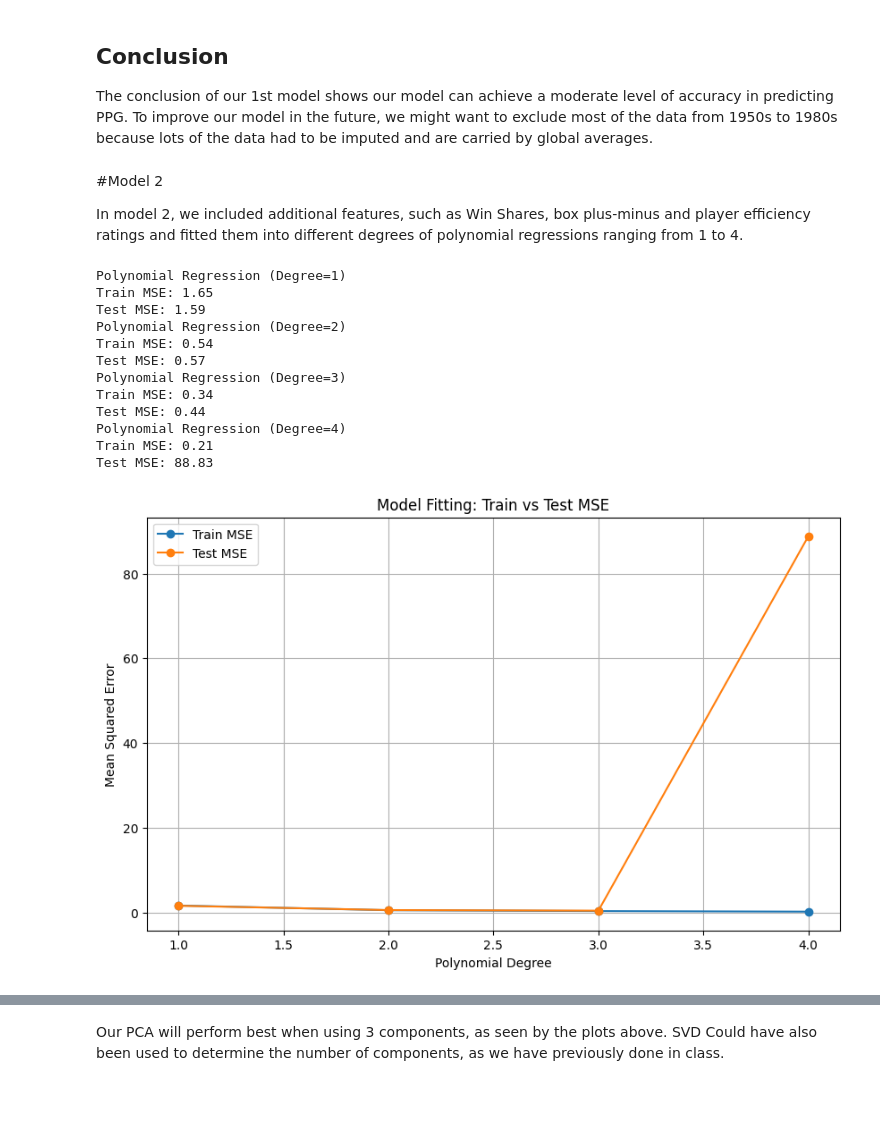
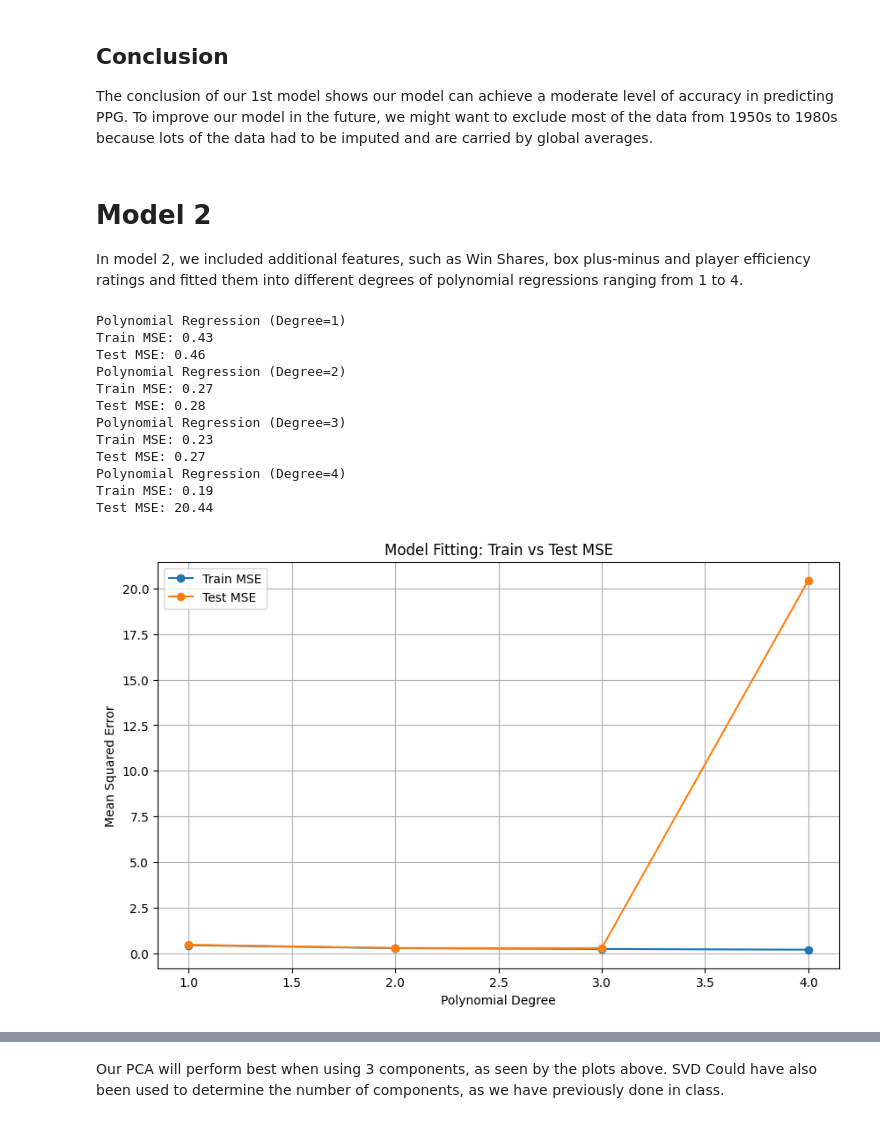
Before and after one commit to eiguzman/player-stat-predictor, a Jupyter notebook: CSE151AProject.ipynb, the cells around one changed output, grey strips where cells are left out. Cells and saved outputs as stored; diff of their text form; code cells hidden in the pictures; blank space fills up the shorter version.

```diff
--- a/CSE151AProject.ipynb
+++ b/CSE151AProject.ipynb
@@ -148,7 +147,7 @@ The data set has 24,691 different observations, although there are repeat player
 - use min-max to scale since we do
 # %%
 processed_nbadf = nbadf.copy()
-removeFeat =  ['Unnamed: 0', 'blanl' , 'blank2', 'GS', 'Player', 'ORB', 'DRB', '3P', '2P', 'FG',]
+removeFeat =  ['Unnamed: 0', 'blanl' , 'blank2', 'GS', 'Player', 'ORB', 'DRB', '3P', '2P', 'FG']
 processed_nbadf = processed_nbadf.drop(removeFeat, axis=1)
 
 #fill NaNs in each non-category column
@@ -168,17 +167,21 @@ avg_G = processed_nbadf["G"].mean()
 processed_nbadf['MP_per_game'] = processed_nbadf['MP'] / processed_nbadf['G']
 #fill NaNs with the global average
 processed_nbadf['MP_per_game'] = processed_nbadf['MP_per_game'].fillna(avg_MP / avg_G)
-processed_nbadf = processed_nbadf.drop(['MP'], axis=1)
+
 #remove remaining NaNs
 processed_nbadf.dropna(inplace= True)
 
-# #one-hot encode categories
-processed_nbadf = pd.get_dummies(processed_nbadf, columns=['Tm', 'Pos'])
-processed_nbadf
+#one-hot encode team
+processed_nbadf = pd.get_dummies(processed_nbadf, columns=['Tm'])
+
+#one-hot encode position
+ohe = pd.get_dummies(processed_nbadf["Pos"].str.split('-').explode())
+ohe.rename(columns= {"G": "Gu"}, inplace= True)
+processed_nbadf = pd.concat([processed_nbadf, ohe.groupby(level=0).sum()], axis=1).drop('Pos', axis=1)
 
 #compute per game and fill out na values with mean
 feature_cols = []
-for column in ['PTS', 'TRB', 'AST', 'FGA', '3PA', '2PA', 'FTA']:
+for column in ['PTS', 'TRB', 'AST', 'MP', 'FGA', '3PA', '2PA', 'FTA']:
   col = column + '_per_game'
   feature_cols.append(col)
   processed_nbadf[col] = processed_nbadf[column] / processed_nbadf['G']
@@ -332,15 +262,15 @@ plt.show()
 ## Conclusion
 The conclusion of our 1st model shows our model can achieve a moderate level of accuracy in predicting PPG. To improve our model in the future, we might want to exclude most of the data from 1950s to 1980s because lots of the data had to be imputed and are carried by global averages.
 # %% [markdown]
-#Model 2
+# Model 2
 
 In model 2, we included additional features, such as Win Shares, box plus-minus and player efficiency ratings and fitted them into different degrees of polynomial regressions ranging from 1 to 4.
 # %%
 from sklearn.preprocessing import PolynomialFeatures
 from sklearn.linear_model import LinearRegression
 from sklearn.metrics import mean_squared_error, r2_score
-y = processed_nbadf.PTS_per_game
-X_train, X_test, y_train, y_test = train_test_split(processed_nbadf[['TRB_per_game', 'AST_per_game', 'MP_per_game', '3PA_per_game', '2PA_per_game', 'FTA_per_game','WS','BPM', 'PER','VORP','Age', 'OBPM']], y, test_size=0.2, random_state=22)
+
+X_train, X_test, y_train, y_test = train_test_split(processed_nbadf[['TRB_per_game', 'AST_per_game', 'MP_per_game', 'FGA_per_game', '3PA_per_game', '2PA_per_game', 'FTA_per_game','WS','BPM', 'PER']], processed_nbadf.PTS_per_game, test_size=0.2, random_state=21)
 
 # min max scale
 scaler = MinMaxScaler()
@@ -367,39 +297,39 @@ for degree in degrees:
   y_train_pred = model2.predict(X_train_poly)
   y_test_pred = model2.predict(X_test_poly)
 
 
   train_mse = mean_squared_error(y_train, y_train_pred)
   test_mse = mean_squared_error(y_test, y_test_pred)
   train_mse_list.append(train_mse)
   test_mse_list.append(test_mse)
 
   print(f"Polynomial Regression (Degree={initialDegree})")
   print(f"Train MSE: {train_mse:.2f}")
   print(f"Test MSE: {test_mse:.2f}")
 
 ## WILL CHOOSE Degree 3 for Polynomial Regression, better performance with
 ## least signs of overfitting
 # Plotting
 plt.figure(figsize=(10, 6))
 plt.plot(degrees, train_mse_list, marker='o', label='Train MSE')
 plt.plot(degrees, test_mse_list, marker='o', label='Test MSE')
 plt.xlabel('Polynomial Degree')
 plt.ylabel('Mean Squared Error')
 plt.title('Model Fitting: Train vs Test MSE')
 plt.legend()
 plt.grid(True)
 plt.show()
 # %% [output]
 Polynomial Regression (Degree=1)
-Train MSE: 1.65
-Test MSE: 1.59
+Train MSE: 0.43
+Test MSE: 0.46
 Polynomial Regression (Degree=2)
-Train MSE: 0.54
-Test MSE: 0.57
+Train MSE: 0.27
+Test MSE: 0.28
 Polynomial Regression (Degree=3)
-Train MSE: 0.34
-Test MSE: 0.44
+Train MSE: 0.23
+Test MSE: 0.27
 Polynomial Regression (Degree=4)
-Train MSE: 0.21
-Test MSE: 88.83
+Train MSE: 0.19
+Test MSE: 20.44
-[figure, old version]
+[figure, new version]
```
Also changed, not shown: parts of 62 cells of this notebook.
